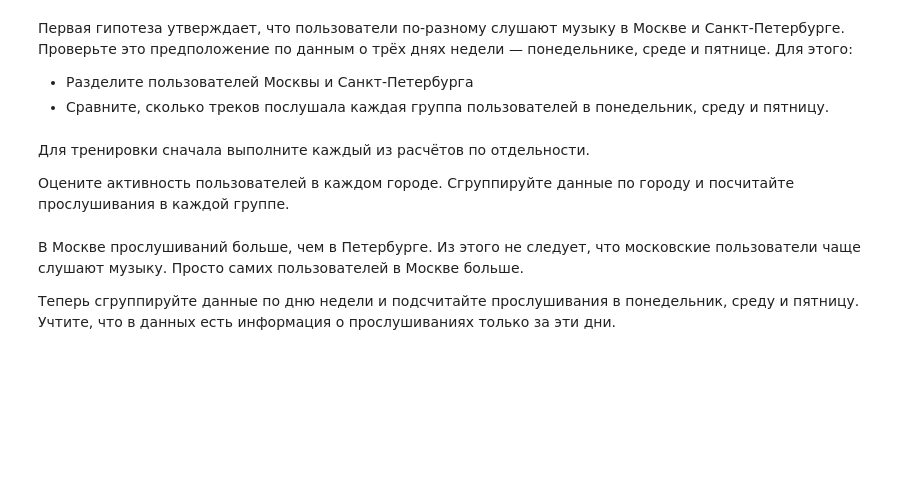
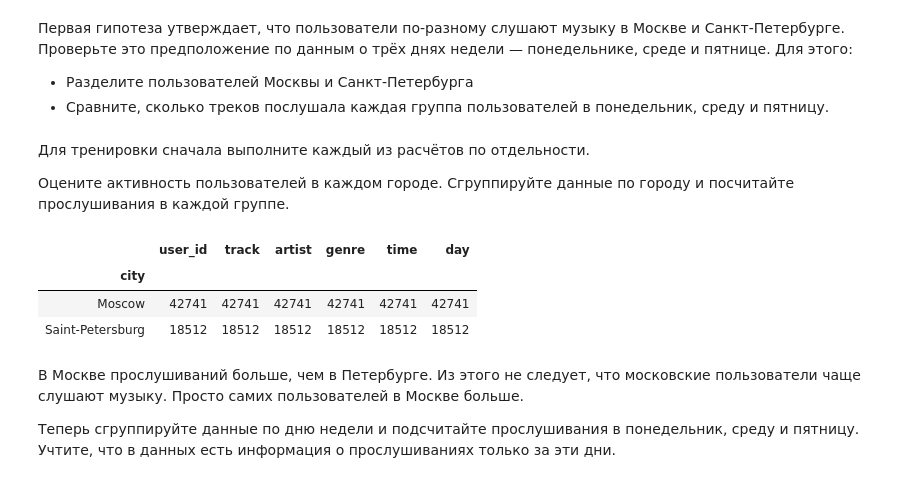
Before and after one commit to arigatory/ds_finals, a Jupyter notebook: sprint1/19d1e770-027a-4013-898f-de09405aebce.ipynb, the cells around one changed output. Drawn from its saved outputs; the diff is of its cells as text; code cells hidden in the pictures; blank space fills up the shorter version.

```diff
--- a/sprint1/19d1e770-027a-4013-898f-de09405aebce.ipynb
+++ b/sprint1/19d1e770-027a-4013-898f-de09405aebce.ipynb
@@ -307,6 +307,12 @@ array(['acid', 'acoustic', 'action', 'adult', 'africa', 'afrikaans',
 Оцените активность пользователей в каждом городе. Сгруппируйте данные по городу и посчитайте прослушивания в каждой группе.
 # %%
 # Подсчёт прослушиваний в каждом городе
+df.groupby('city').count()
+# %% [output]
+|  | user_id | track | artist | genre | time | day |
+| city |  |  |  |  |  |  |
+| Moscow | 42741 | 42741 | 42741 | 42741 | 42741 | 42741 |
+| Saint-Petersburg | 18512 | 18512 | 18512 | 18512 | 18512 | 18512 |
 # %% [markdown]
 В Москве прослушиваний больше, чем в Петербурге. Из этого не следует, что московские пользователи чаще слушают музыку. Просто самих пользователей в Москве больше.
 
```
Also changed, not shown: parts of 21 cells of this notebook, 1 other file.
